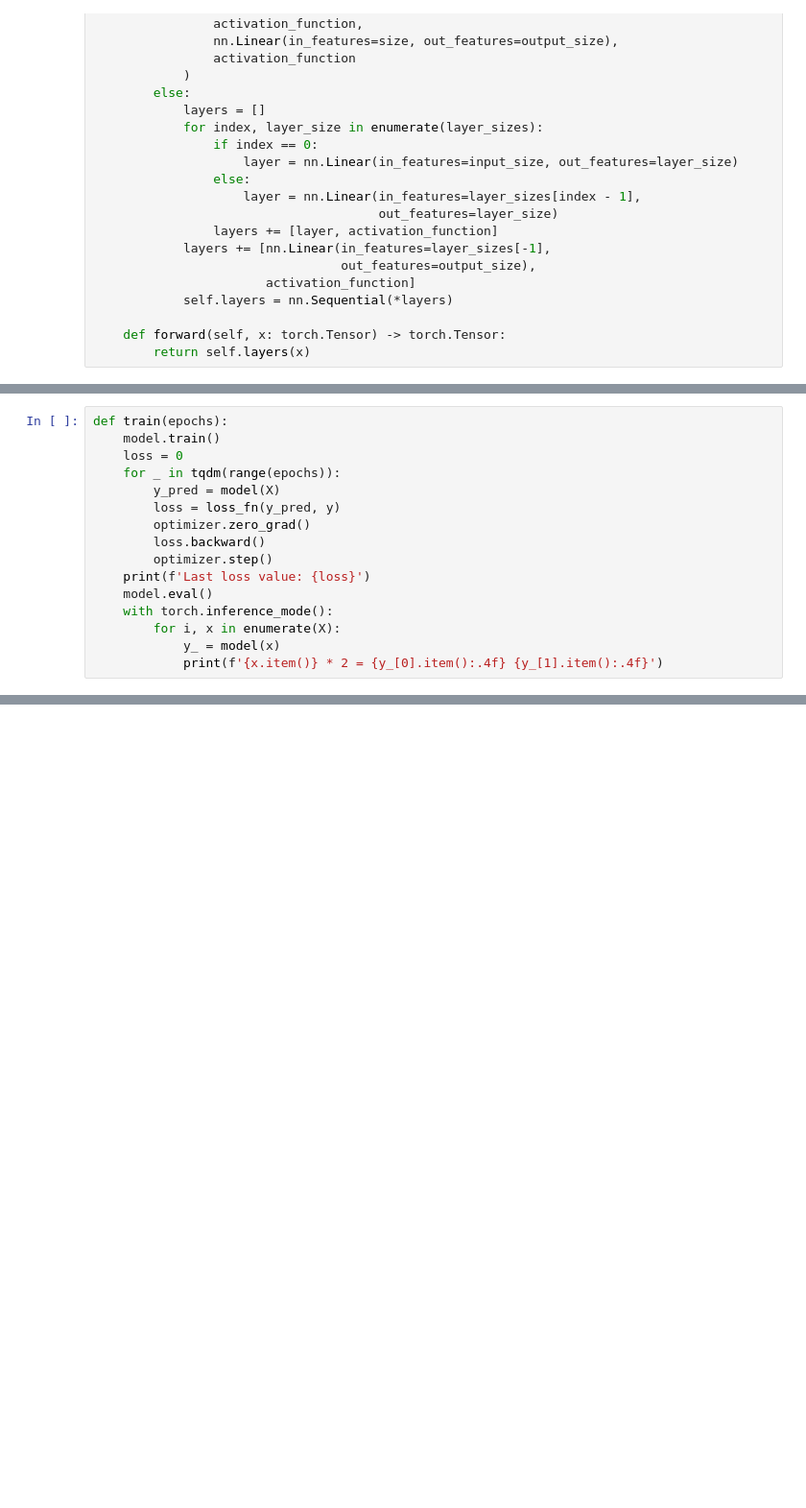
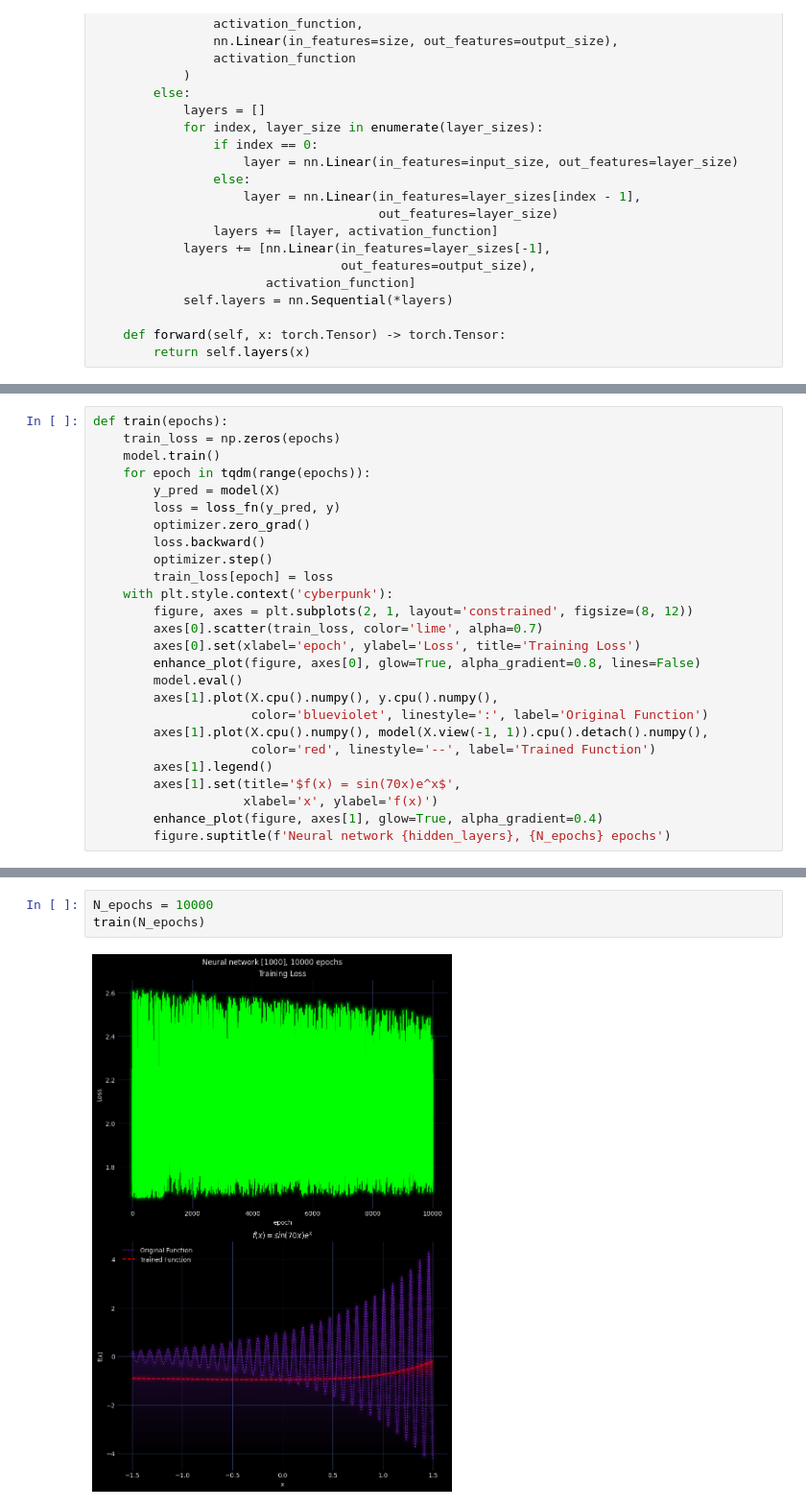
Before and after one commit to Yolonek/MachineLearningApplications, a Jupyter notebook: Perceptrons/1.2-UniversalApproximationTheorem.ipynb, the cells around one changed output, grey strips where cells are left out. Shown at 96% size. Saved outputs shown, nothing was run; the diff lists cells and outputs as text; blank space fills up the shorter version.

```diff
--- a/Perceptrons/1.2-UniversalApproximationTheorem.ipynb
+++ b/Perceptrons/1.2-UniversalApproximationTheorem.ipynb
@@ -85,3 +90,29 @@ def train(epochs):
+# %%
+def train(epochs):
+    train_loss = np.zeros(epochs)
+    model.train()
+    for epoch in tqdm(range(epochs)):
+        y_pred = model(X)
+        loss = loss_fn(y_pred, y)
+        optimizer.zero_grad()
+        loss.backward()
+        optimizer.step()
+        train_loss[epoch] = loss
+    with plt.style.context('cyberpunk'):
+        figure, axes = plt.subplots(2, 1, layout='constrained', figsize=(8, 12))
+        axes[0].scatter(train_loss, color='lime', alpha=0.7)
+        axes[0].set(xlabel='epoch', ylabel='Loss', title='Training Loss')
+        enhance_plot(figure, axes[0], glow=True, alpha_gradient=0.8, lines=False)
+        model.eval()
+        axes[1].plot(X.cpu().numpy(), y.cpu().numpy(),
+                     color='blueviolet', linestyle=':', label='Original Function')
+        axes[1].plot(X.cpu().numpy(), model(X.view(-1, 1)).cpu().detach().numpy(),
+                     color='red', linestyle='--', label='Trained Function')
+        axes[1].legend()
+        axes[1].set(title='$f(x) = sin(70x)e^x$',
+                    xlabel='x', ylabel='f(x)')
+        enhance_plot(figure, axes[1], glow=True, alpha_gradient=0.4)
+        figure.suptitle(f'Neural network {hidden_layers}, {N_epochs} epochs')
 # %%
 N_epochs = 10000
 train(N_epochs)
@@ -247,19 +152,3 @@ ModularNeuralNetwork(
-# %%
-def train(epochs):
-    model.train()
-    loss = 0
-    for _ in tqdm(range(epochs)):
-        y_pred = model(X)
-        loss = loss_fn(y_pred, y)
-        optimizer.zero_grad()
-        loss.backward()
-        optimizer.step()
-    print(f'Last loss value: {loss}')
-    model.eval()
-    with torch.inference_mode():
-        for i, x in enumerate(X):
-            y_ = model(x)
-            print(f'{x.item()} * 2 = {y_[0].item():.4f} {y_[1].item():.4f}')
 # %%
 N_epochs = 10000
 train(N_epochs)
@@ -269,0 +178,5 @@ Last loss value: 0.0008660536841489375
+# %%
+N_epochs = 10000
+train(N_epochs)
+# %% [output]
+[figure, added]
```
Also changed, not shown: parts of 36 cells of this notebook.
